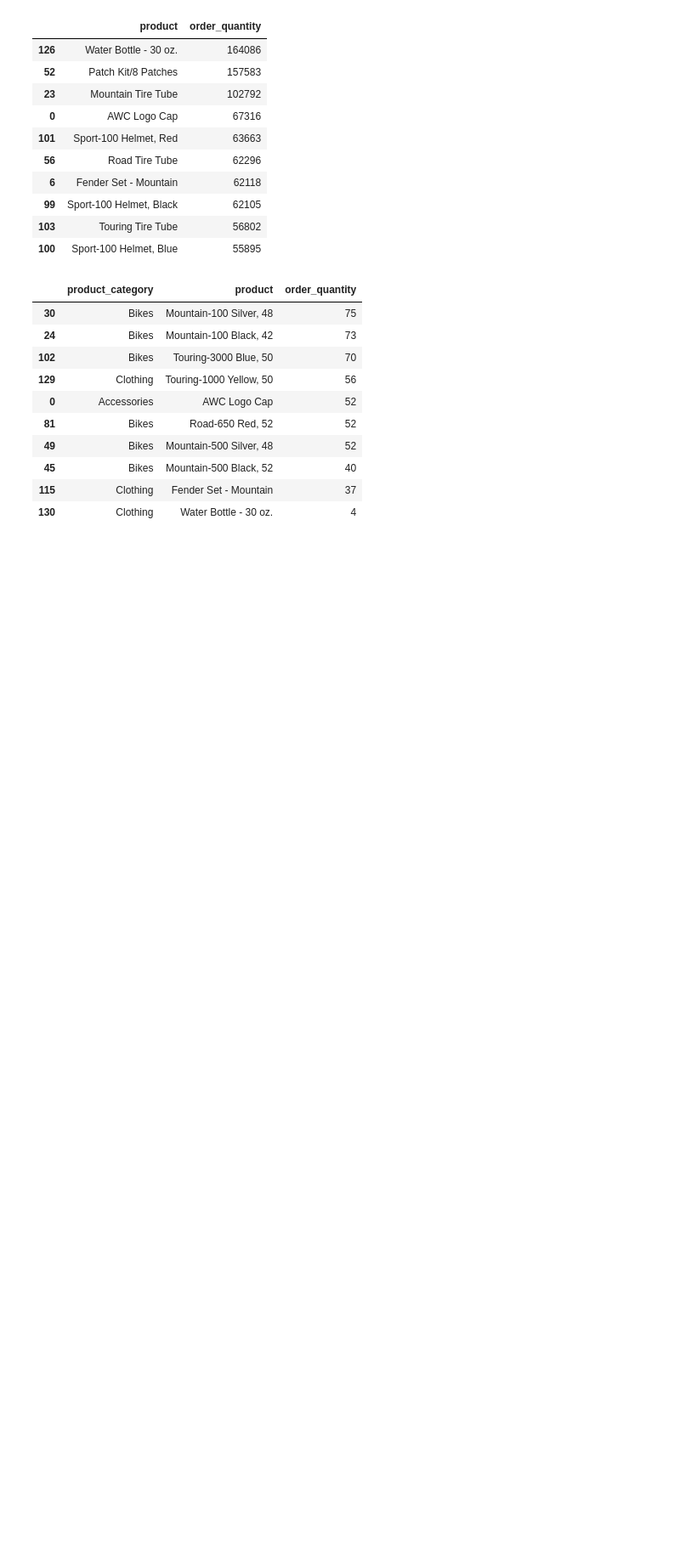
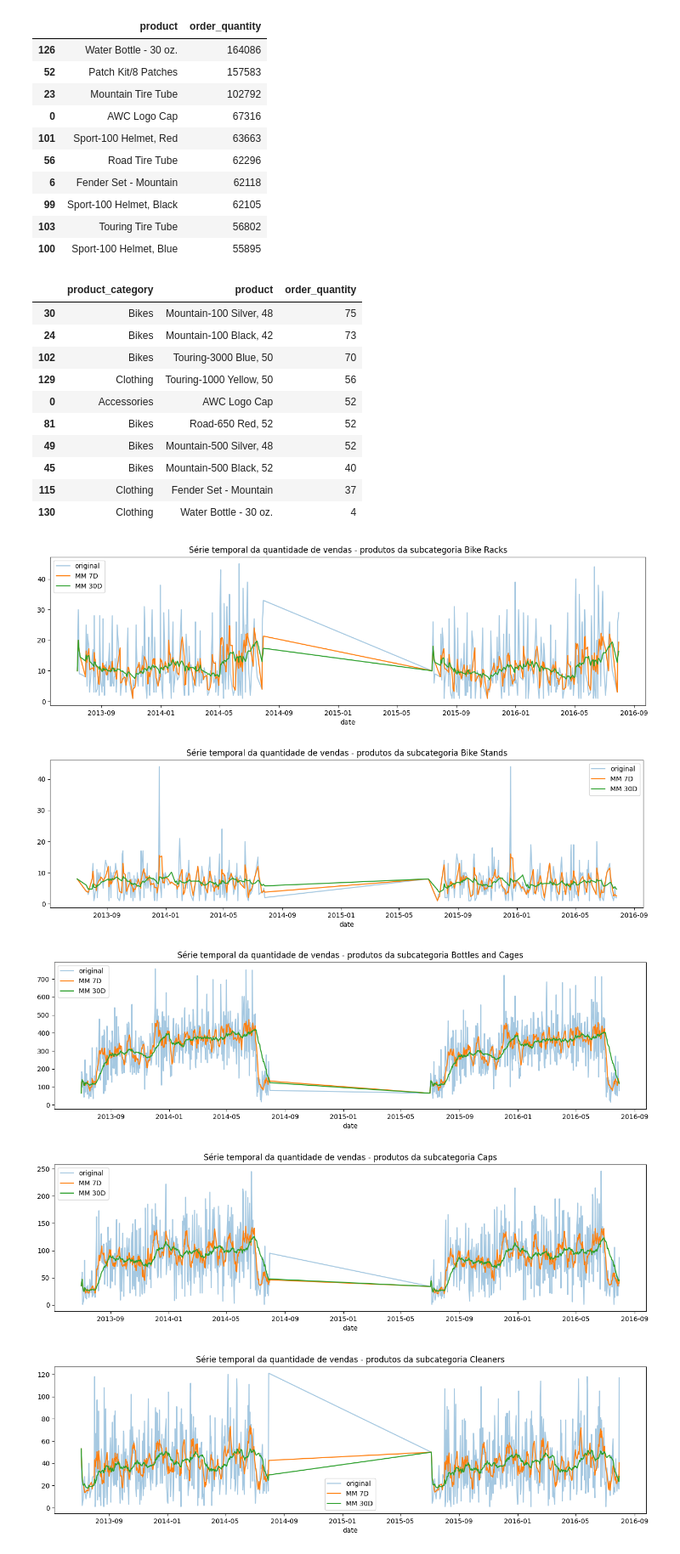
Before and after one commit to daniellcferreira/cases-analysis-python, a Jupyter notebook: insights_vendas_bicicletas/cases_sales_bike.ipynb, the cells around one changed output. Shown at 85% size. Drawn from its saved outputs; the diff is of its cells as text; code cells hidden in the pictures; blank space fills up the shorter version.

```diff
--- a/insights_vendas_bicicletas/cases_sales_bike.ipynb
+++ b/insights_vendas_bicicletas/cases_sales_bike.ipynb
@@ -382,3 +382,27 @@ df.groupby("product_category product".split())[["order_quantity"]].sum().reset_i
 | 45 | Bikes | Mountain-500 Black, 52 | 40 |
 | 115 | Clothing | Fender Set - Mountain | 37 |
 | 130 | Clothing | Water Bottle - 30 oz. | 4 |
+# %%
+for sub_cat in df["sub_category"].sort_values().unique():
+
+  df_category = df.query(f"sub_category == '{sub_cat}'")
+
+  qtdd_total = df_category.groupby("date")[["order_quantity"]].sum()
+
+  qtdd_total_7d = qtdd_total.rolling(window="7D").mean()
+  qtdd_total_30d = qtdd_total.rolling(window="30D").mean()
+
+  plt.figure(figsize=(16, 4))
+  plt.title(f"Série temporal da quantidade de vendas - produtos da subcategoria {sub_cat}")
+
+  sns.lineplot(x=qtdd_total.index, y=qtdd_total.values.squeeze(), label="original", alpha=0.4)
+  sns.lineplot(x=qtdd_total_7d.index, y=qtdd_total_7d.values.squeeze(), label="MM 7D")
+  sns.lineplot(x=qtdd_total_30d.index, y=qtdd_total_30d.values.squeeze(), label="MM 30D")
+
+  plt.show()
+# %% [output]
+[figure, added]
+[figure, added]
+[figure, added]
+[figure, added]
+[figure, added]
```
Also changed, not shown: parts of 1 cell of this notebook.
